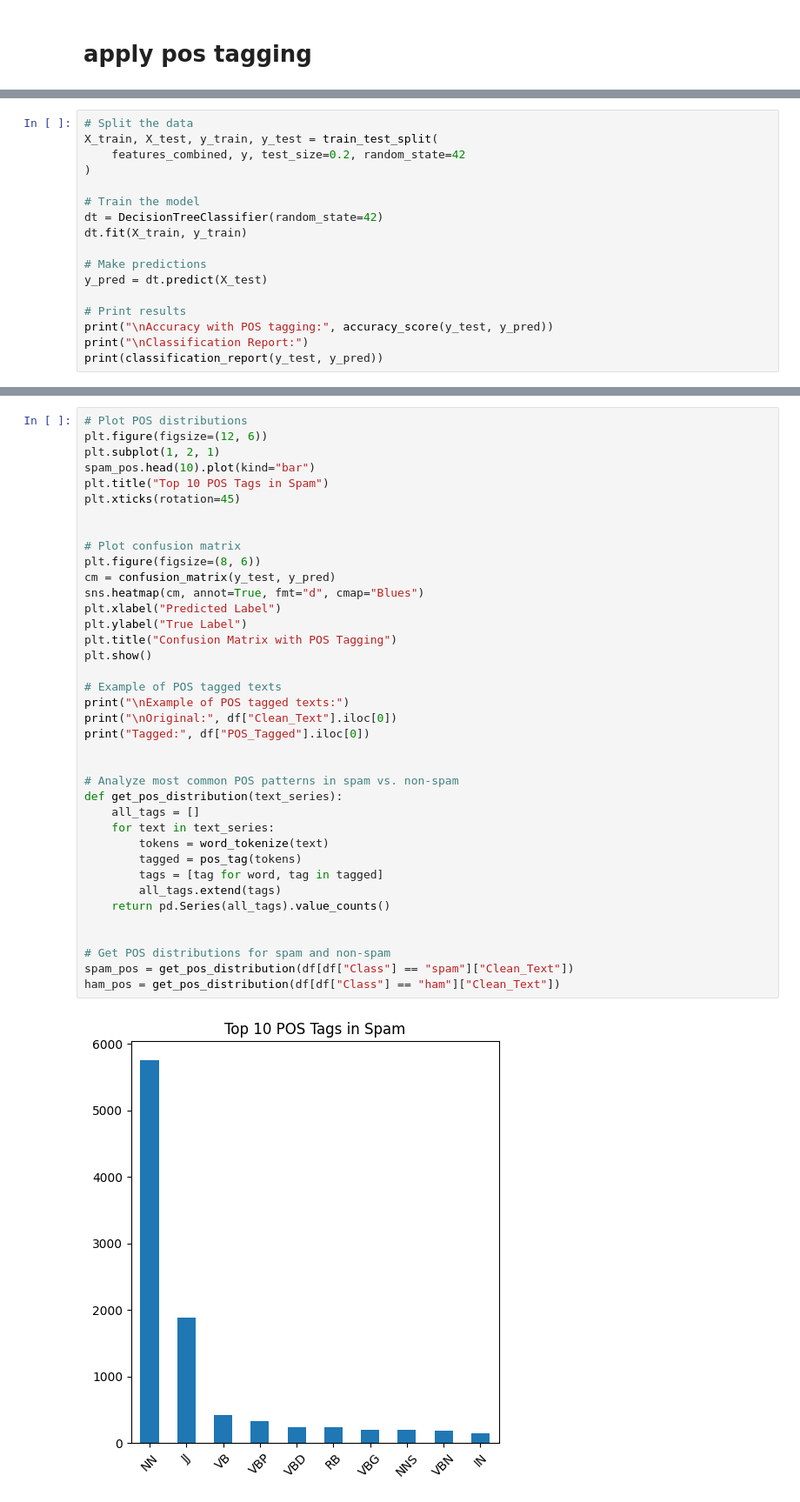
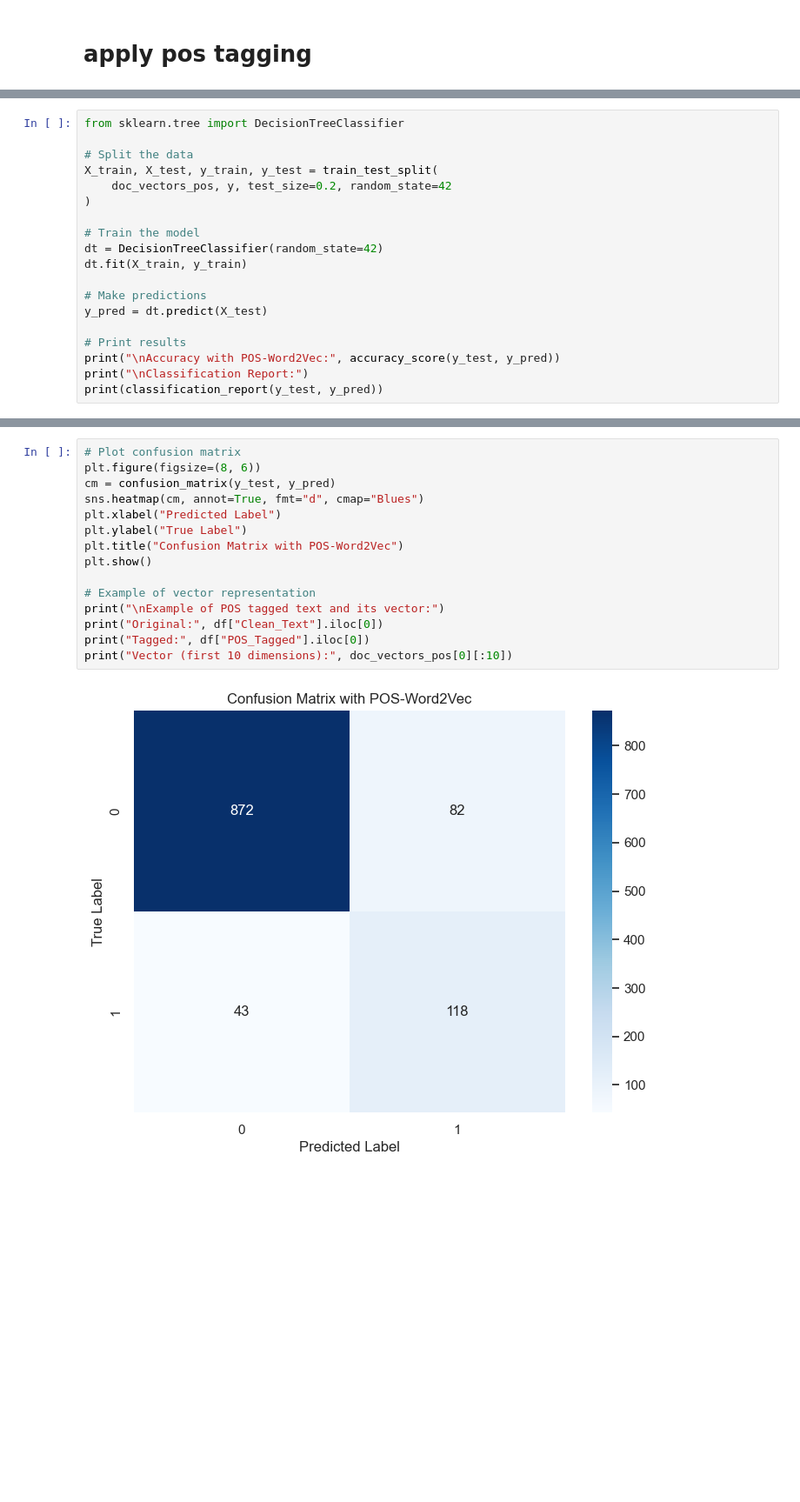
Before and after one commit to mahmoud-elsay/pos_tagging_project, a Jupyter notebook: project.ipynb, the cells around one changed output, grey strips where cells are left out. Shown: that part at 87% size. Drawn from its saved outputs; the diff is of its cells as text; blank space fills up the shorter version.

Commit message:
add word vec

```diff
--- a/project.ipynb
+++ b/project.ipynb
@@ -274,7 +281,9 @@ features_combined = tfidf_combined.fit_transform(
 # %%
+from sklearn.tree import DecisionTreeClassifier
+
 # Split the data
 X_train, X_test, y_train, y_test = train_test_split(
-    features_combined, y, test_size=0.2, random_state=42
+    doc_vectors_pos, y, test_size=0.2, random_state=42
 )
 
 # Train the model
@@ -285,7 +294,7 @@ dt.fit(X_train, y_train)
 y_pred = dt.predict(X_test)
 
 # Print results
-print("\nAccuracy with POS tagging:", accuracy_score(y_test, y_pred))
+print("\nAccuracy with POS-Word2Vec:", accuracy_score(y_test, y_pred))
 print("\nClassification Report:")
 print(classification_report(y_test, y_pred))
 # %% [output]
@@ -303,40 +312,17 @@ weighted avg       0.96      0.96      0.96      1115
 # %%
-# Plot POS distributions
-plt.figure(figsize=(12, 6))
-plt.subplot(1, 2, 1)
-spam_pos.head(10).plot(kind="bar")
-plt.title("Top 10 POS Tags in Spam")
-plt.xticks(rotation=45)
-
-
 # Plot confusion matrix
 plt.figure(figsize=(8, 6))
 cm = confusion_matrix(y_test, y_pred)
 sns.heatmap(cm, annot=True, fmt="d", cmap="Blues")
 plt.xlabel("Predicted Label")
 plt.ylabel("True Label")
-plt.title("Confusion Matrix with POS Tagging")
+plt.title("Confusion Matrix with POS-Word2Vec")
 plt.show()
 
-# Example of POS tagged texts
-print("\nExample of POS tagged texts:")
-print("\nOriginal:", df["Clean_Text"].iloc[0])
+# Example of vector representation
+print("\nExample of POS tagged text and its vector:")
+print("Original:", df["Clean_Text"].iloc[0])
 print("Tagged:", df["POS_Tagged"].iloc[0])
-
-
-# Analyze most common POS patterns in spam vs. non-spam
-def get_pos_distribution(text_series):
-    all_tags = []
-    for text in text_series:
-        tokens = word_tokenize(text)
-        tagged = pos_tag(tokens)
-        tags = [tag for word, tag in tagged]
-        all_tags.extend(tags)
-    return pd.Series(all_tags).value_counts()
-
-
-# Get POS distributions for spam and non-spam
-spam_pos = get_pos_distribution(df[df["Class"] == "spam"]["Clean_Text"])
-ham_pos = get_pos_distribution(df[df["Class"] == "ham"]["Clean_Text"])
+print("Vector (first 10 dimensions):", doc_vectors_pos[0][:10])
 # %% [output]
-[figure, old version]
+[figure, new version]
```
Also changed, not shown: parts of 23 cells of this notebook.
